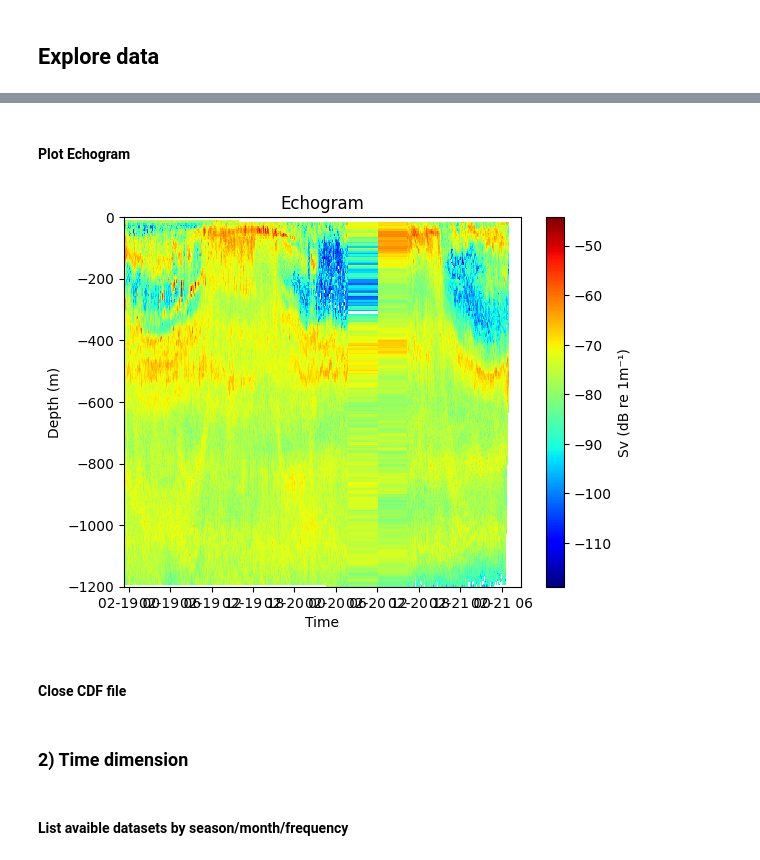
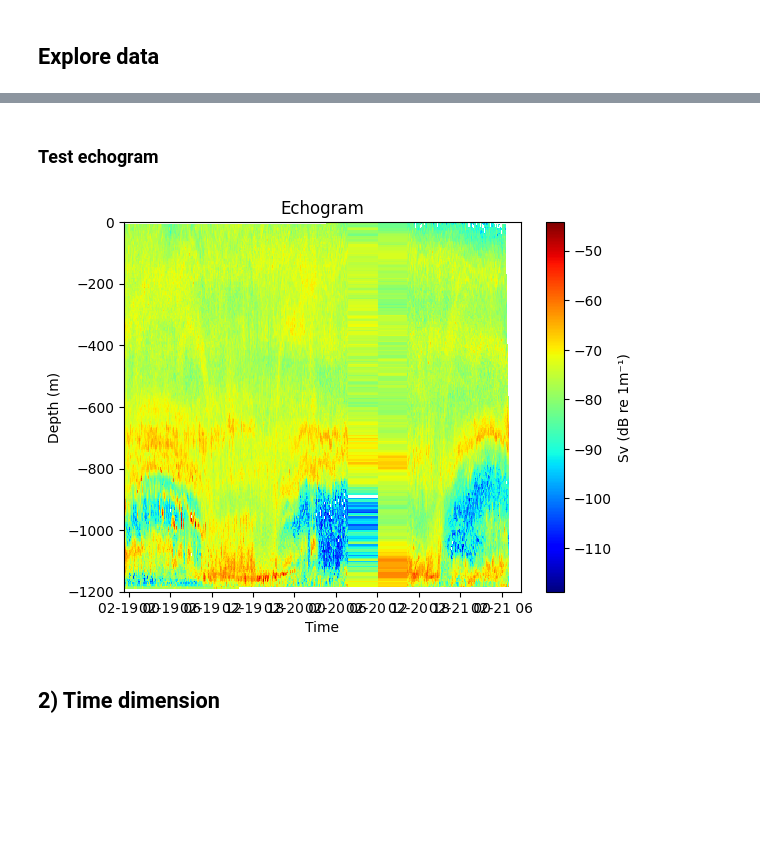
Before and after one commit to EliiseNicolas/Active-acoustic-datasets-analysis, a Jupyter notebook: src/open_netCDF.ipynb, the cells around one changed output, grey strips where cells are left out. Cells and saved outputs as stored; diff of their text form; code cells hidden in the pictures; blank space fills up the shorter version.

Commit message:
re-structured notebook to only have examples, structured code into functions, putted them into .py script, did histogram, more histograms should be drawn and spatial data still have to be analyzed

```diff
--- a/src/open_netCDF.ipynb
+++ b/src/open_netCDF.ipynb
@@ -109,28 +21,0 @@ longitude :  (10860,) , latitude :  (10860,) , depth :  (240,) , sv :  (10860, 2
-# %% [markdown]
-#### Plot Echogram
-# %%
-# Create figure
-plt.figure()
-
-# Select channel of sv
-channel = 0 # Channel = frequency of sonar
-sv_data = sv[:, :, channel]
-
-# Invert depth var
-depth = depth[::-1]
-
-# Plot
-plt.pcolormesh(time, -depth, 10 * np.log10(sv_data.T), shading='auto', cmap='jet')
-
-# Labels and title
-plt.colorbar(label="Sv (dB re 1m⁻¹)")
-plt.xlabel("Time")
-plt.ylabel("Depth (m)")
-plt.title("Echogram")
-plt.show()
-
-plt.show()
-# %% [output]
-[figure, removed]
-# %% [markdown]
-#### Close CDF file
@@ -139,4 +22,12 @@ dataset.close()
+# %% [markdown]
+### **Test echogram**
+# %%
+list_cdf_files=get_list_files() # Open folder containing all nc files and get list of all nc files path
+dataset = open_dataset(3, list_cdf_files) # Open file i
+# show_dataset(dataset)
+plot_echogram(dataset, 0) # plot echogram of file i (dataset)
+close_dataset(dataset) # close dataset
+# %% [output]
+[figure, added]
 # %% [markdown]
-### 2) Time dimension
+## **2) Time dimension**
-# %% [markdown]
-#### List avaible datasets by season/month/frequency
```
Also changed, not shown: parts of 16 cells of this notebook, 1 other file.
